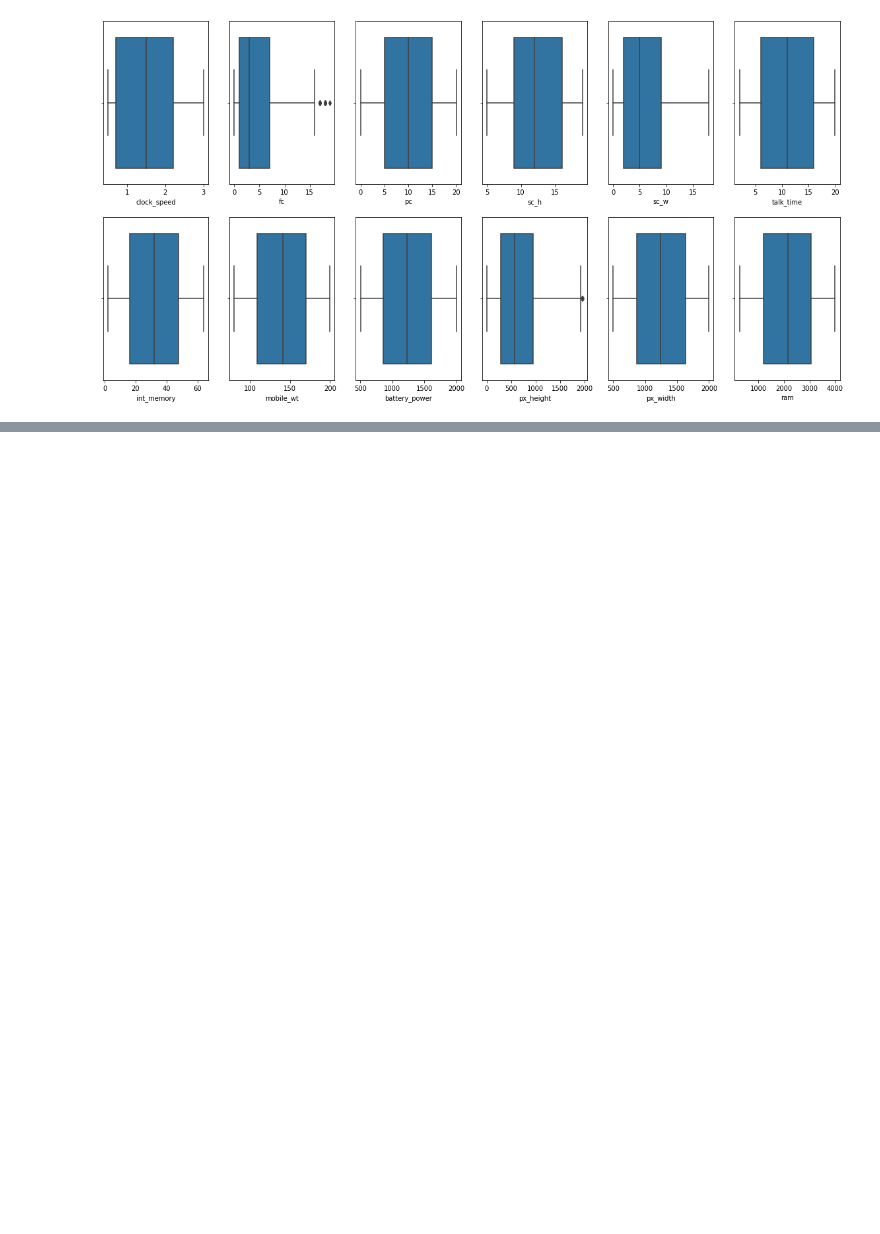
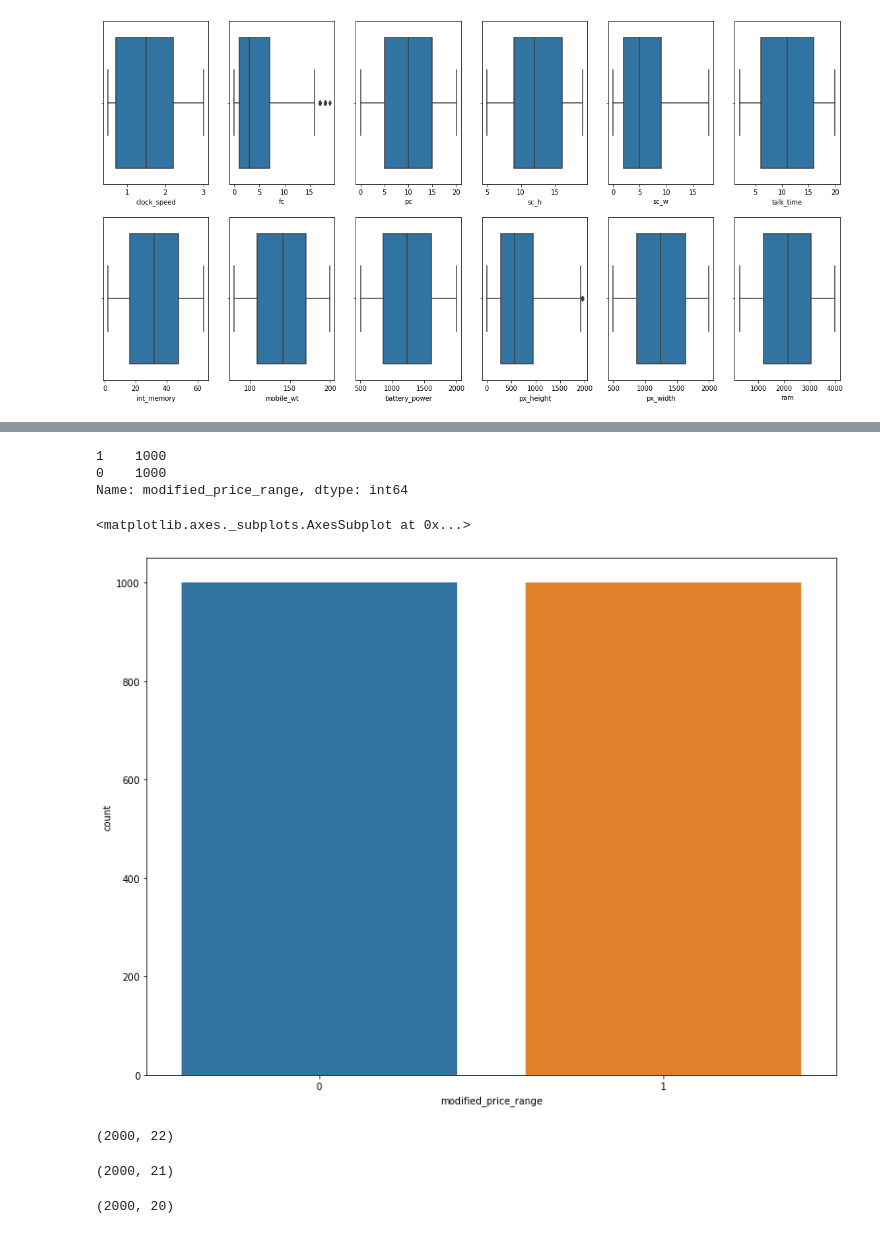
Before and after one commit to Sanjay9294/mobile_price_range, a Jupyter notebook: Copy_of_mobile_price_range_prediction.ipynb, the cells around one changed output, grey strips where cells are left out. Saved outputs shown, nothing was run; the diff lists cells and outputs as text; code cells hidden in the pictures; blank space fills up the shorter version.

```diff
--- a/Copy_of_mobile_price_range_prediction.ipynb
+++ b/Copy_of_mobile_price_range_prediction.ipynb
@@ -412,0 +437,2 @@ for index,item in enumerate(D_R_Variables):
+# %%
+df['modified_price_range'] = df.apply(modified_price_range,axis = 1)
@@ -412,0 +445,2 @@ for index,item in enumerate(D_R_Variables):
+# %%
+df.drop('price_range',axis = 1, inplace=True)
@@ -412,0 +463,27 @@ for index,item in enumerate(D_R_Variables):
+# %%
+def modified_price_range(row):
+  if ((row['price_range'] <2) & (row['price_range'] >=0) ):
+    val = 0
+  elif (row['price_range']<=3) & (row['price_range']>=2):
+    val = 1
+  else:
+    val = -1
+
+  return val
+# %%
+df['modified_price_range'] = df.apply(modified_price_range,axis = 1)
+# %%
+df['modified_price_range'].value_counts()
+# %% [output]
+1    1000
+0    1000
+Name: modified_price_range, dtype: int64
+# %%
+sns.countplot(x= df['modified_price_range'])
+# %% [output]
+<matplotlib.axes._subplots.AxesSubplot at 0x...>
+[figure, added]
+# %%
+df.shape
+# %% [output]
+(2000, 22)
@@ -412,0 +492,4 @@ for index,item in enumerate(D_R_Variables):
+# %%
+df.shape
+# %% [output]
+(2000, 21)
@@ -412,0 +502,4 @@ for index,item in enumerate(D_R_Variables):
+# %%
+X.shape
+# %% [output]
+(2000, 20)
```
Also changed, not shown: parts of 57 cells of this notebook.
